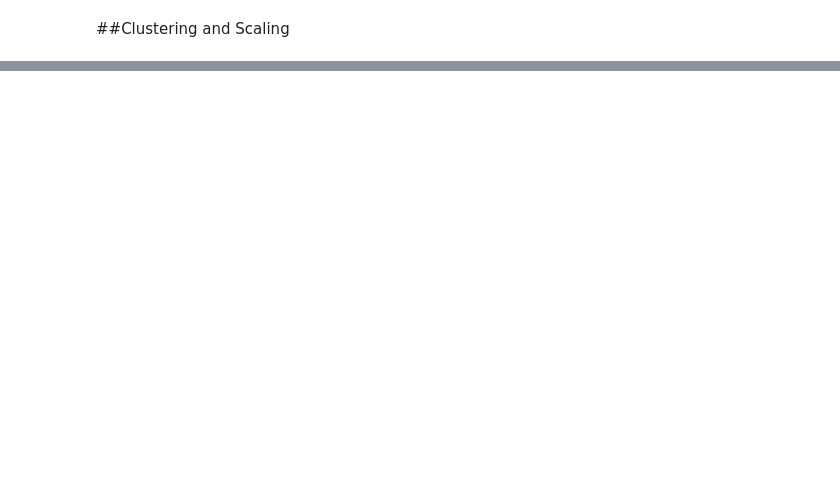
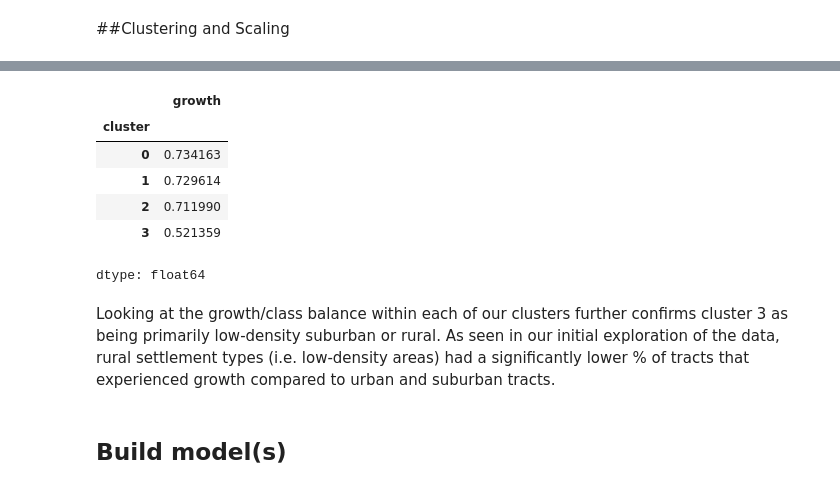
Before and after one commit to alexanderson522/INFO648, a Jupyter notebook: FinalProject/INFO648_Final_Project_AA_JK.ipynb, the cells around one changed output, grey strips where cells are left out. Drawn from its saved outputs; the diff is of its cells as text; code cells hidden in the pictures; blank space fills up the shorter version.

```diff
--- a/FinalProject/INFO648_Final_Project_AA_JK.ipynb
+++ b/FinalProject/INFO648_Final_Project_AA_JK.ipynb
@@ -296,0 +407,15 @@ The features have been converted to per-tract rates for housing, age, and demogr
+# %%
+#how does growth differ by cluster, for context
+X_train.assign(growth=y_train.values).groupby('cluster')['growth'].mean()
+# %% [output]
+|  | growth |
+| cluster |  |
+| 0 | 0.734163 |
+| 1 | 0.729614 |
+| 2 | 0.711990 |
+| 3 | 0.521359 |
+dtype: float64
+# %% [markdown]
+Looking at the growth/class balance within each of our clusters further confirms cluster 3 as being primarily low-density suburban or rural. As seen in our initial exploration of the data, rural settlement types (i.e. low-density areas) had a significantly lower % of tracts that experienced growth compared to urban and suburban tracts.
+# %% [markdown]
+## Build model(s)
```
Also changed, not shown: parts of 11 cells of this notebook.
